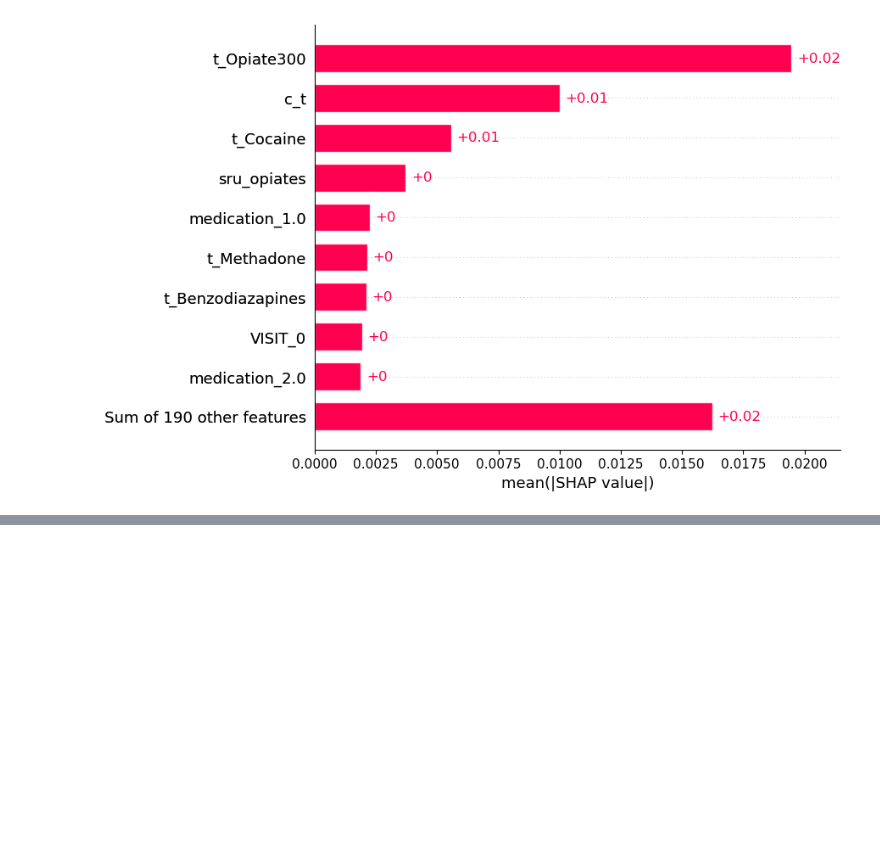
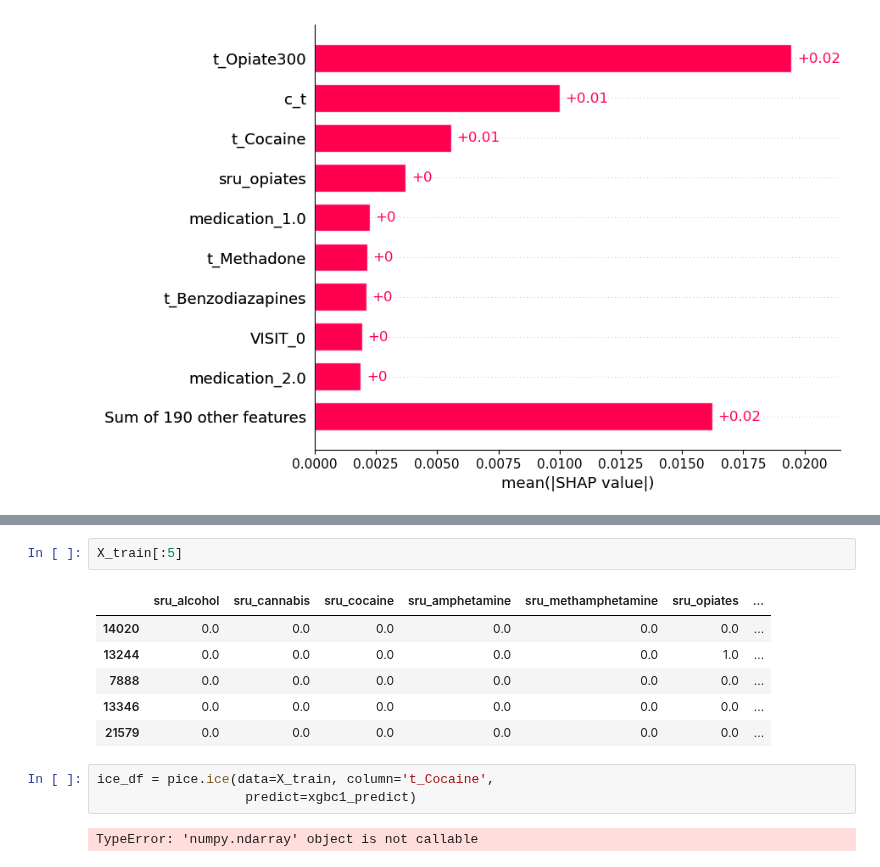
Before and after one commit to DanHerman212/oud_treatment_outcome, a Jupyter notebook: notebooks/Level_4_modeling/4_XGBoost_classifier_sklearnAPI.ipynb, the cells around one changed output, grey strips where cells are left out. Saved outputs shown, nothing was run; the diff lists cells and outputs as text; blank space fills up the shorter version.

```diff
--- a/notebooks/Level_4_modeling/4_XGBoost_classifier_sklearnAPI.ipynb
+++ b/notebooks/Level_4_modeling/4_XGBoost_classifier_sklearnAPI.ipynb
@@ -321,0 +337,14 @@ shap.plots.bar(shap_values)
+# %%
+X_train[:5]
+# %% [output]
+|  | sru_alcohol | sru_cannabis | sru_cocaine | sru_amphetamine | sru_methamphetamine | sru_opiates | ... |
+| 14020 | 0.0 | 0.0 | 0.0 | 0.0 | 0.0 | 0.0 | ... |
+| 13244 | 0.0 | 0.0 | 0.0 | 0.0 | 0.0 | 1.0 | ... |
+| 7888 | 0.0 | 0.0 | 0.0 | 0.0 | 0.0 | 0.0 | ... |
+| 13346 | 0.0 | 0.0 | 0.0 | 0.0 | 0.0 | 0.0 | ... |
+| 21579 | 0.0 | 0.0 | 0.0 | 0.0 | 0.0 | 0.0 | ... |
+# %%
+ice_df = pice.ice(data=X_train, column='t_Cocaine',
+                   predict=xgbc1_predict)
+# %% [output]
+TypeError: 'numpy.ndarray' object is not callable
```
Also changed, not shown: parts of 12 cells of this notebook.
